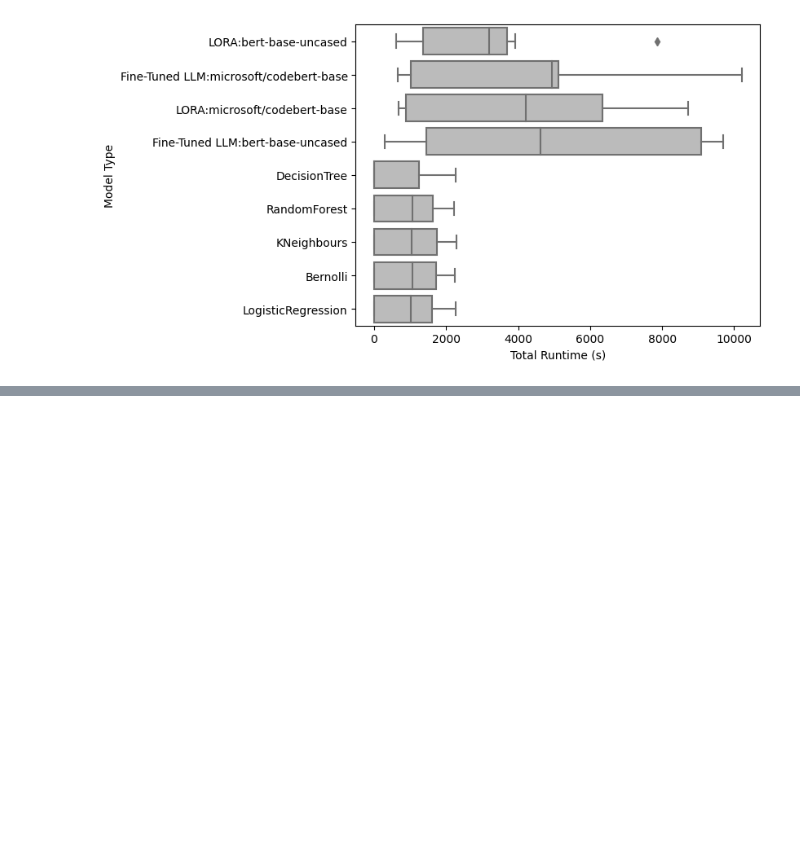
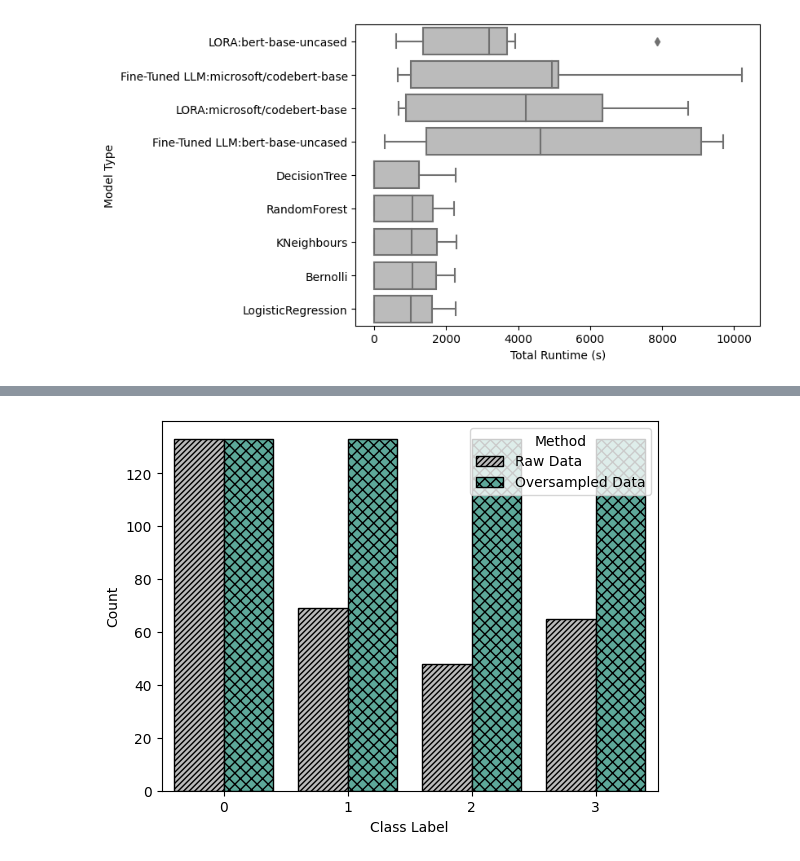
Before and after one commit to m-messer/Grading-Documentation-with-Machine-Learning, a Jupyter notebook: results.ipynb, the cells around one changed output, grey strips where cells are left out. Cells and saved outputs as stored; diff of their text form; code cells hidden in the pictures; blank space fills up the shorter version.

```diff
--- a/results.ipynb
+++ b/results.ipynb
@@ -244,0 +293,3 @@ runtime.get_figure().savefig('plots/runtime.pdf', bbox_inches='tight')
+# %%
+df = pd.concat([raw_df, proc_df])
+df.head()
@@ -244,0 +303,20 @@ runtime.get_figure().savefig('plots/runtime.pdf', bbox_inches='tight')
+# %%
+data_plt = sns.countplot(df, x='label', hue='source')
+
+hatches = ['//', 'x']
+colors = [grey, teal, blue, darkgreen]
+styles = zip(hatches, colors)
+
+
+for style, these_bars in zip(styles, data_plt.containers):
+    for this_bar in these_bars:
+        this_bar.set_hatch(3 * style[0])
+        this_bar.set_facecolor(style[1])
+        this_bar.set_edgecolor('black')
+
+data_plt.set(xlabel='Class Label', ylabel='Count')
+data_plt.legend(title='Method')
+
+data_plt.get_figure().savefig('plots/oversampled.pdf', bbox_inches='tight')
+# %% [output]
+[figure, added]
```
Also changed, not shown: parts of 7 cells of this notebook, 8 other files.
